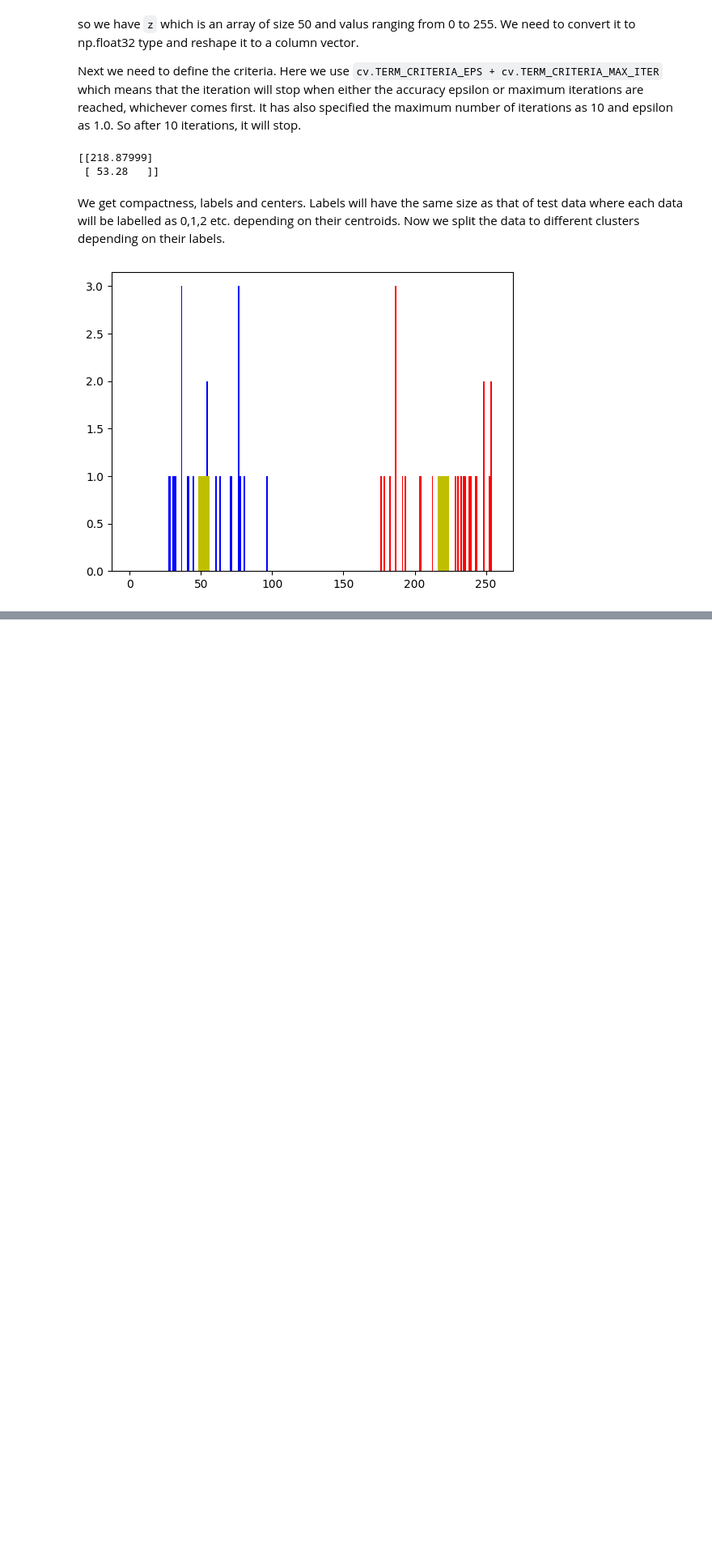
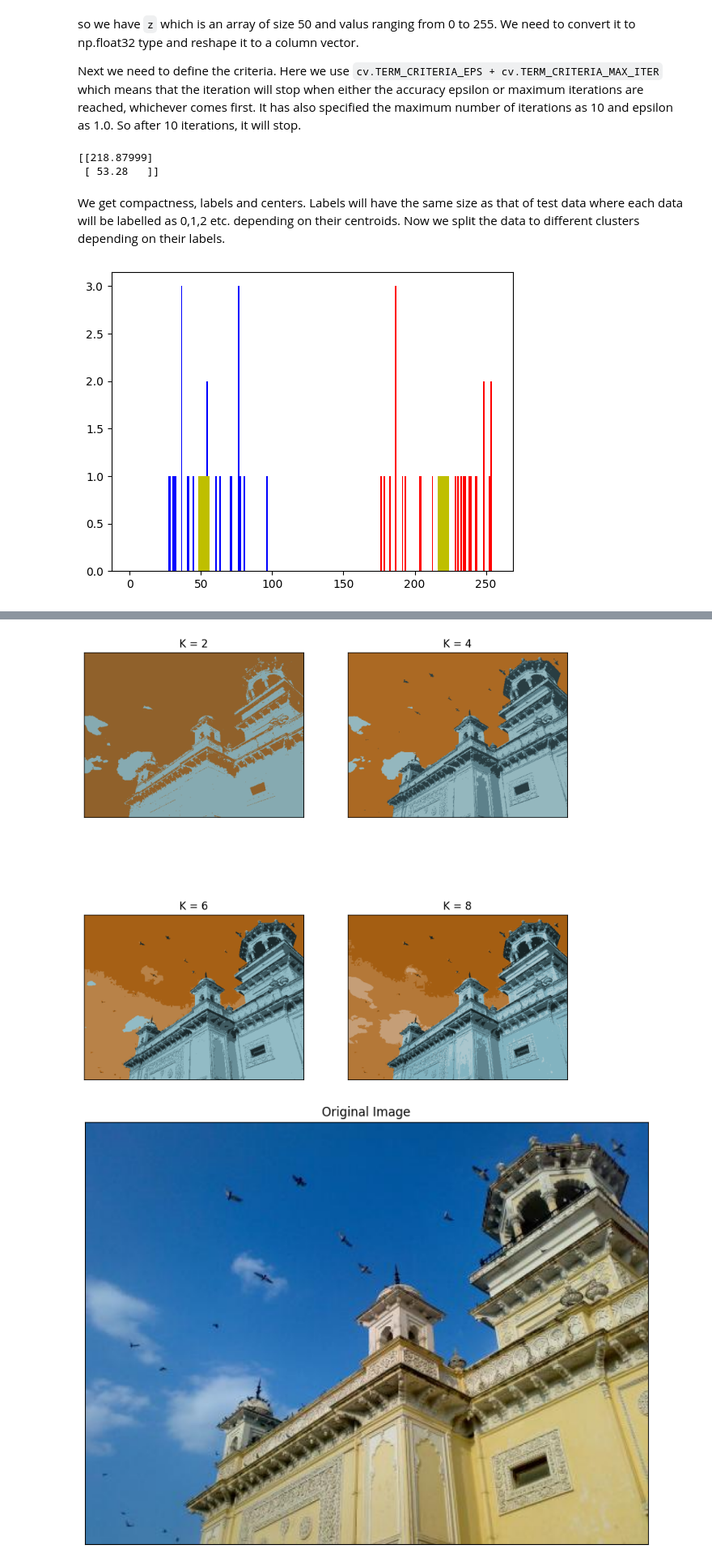
Before and after one commit to AlrIsmail/robotics_fundamentals, a Jupyter notebook: opencv_ml.ipynb, the cells around one changed output, grey strips where cells are left out. Shown at 81% size. Cells and saved outputs as stored; diff of their text form; code cells hidden in the pictures; blank space fills up the shorter version.

```diff
--- a/opencv_ml.ipynb
+++ b/opencv_ml.ipynb
@@ -574,0 +617,36 @@ plt.show()
+# %%
+import cv2 as cv
+import numpy as np
+import matplotlib.pyplot as plt
+
+img = cv.imread('data/home.jpg')
+z = img.reshape((-1, 3))
+
+# convert to np.float32
+z = np.float32(z)
+
+# define criteria, number of clusters(K) and apply kmeans()
+criteria = (cv.TERM_CRITERIA_EPS + cv.TERM_CRITERIA_MAX_ITER, 10, 1.0)
+K = [2, 4, 6, 8]
+fig, axs = plt.subplots(2, 2, figsize=(10, 10))
+
+for i, k in enumerate(K):
+    _, label, center = cv.kmeans(z, k, None, criteria, 10, cv.KMEANS_RANDOM_CENTERS)
+    center = np.uint8(center)
+    res = center[label.flatten()]
+    res2 = res.reshape((img.shape))
+    axs[i // 2, i % 2].imshow(res2)
+    axs[i // 2, i % 2].set_title(f'K = {k}')
+    axs[i // 2, i % 2].set_xticks([])
+    axs[i // 2, i % 2].set_yticks([])
+
+# plot original image
+plt.figure(figsize=(10, 10))
+plt.imshow(img[:, :, ::-1])
+plt.title('Original Image')
+plt.xticks([])
+plt.yticks([])
+plt.show()
+# %% [output]
+[figure, added]
+[figure, added]
```
Also changed, not shown: parts of 4 cells of this notebook.
